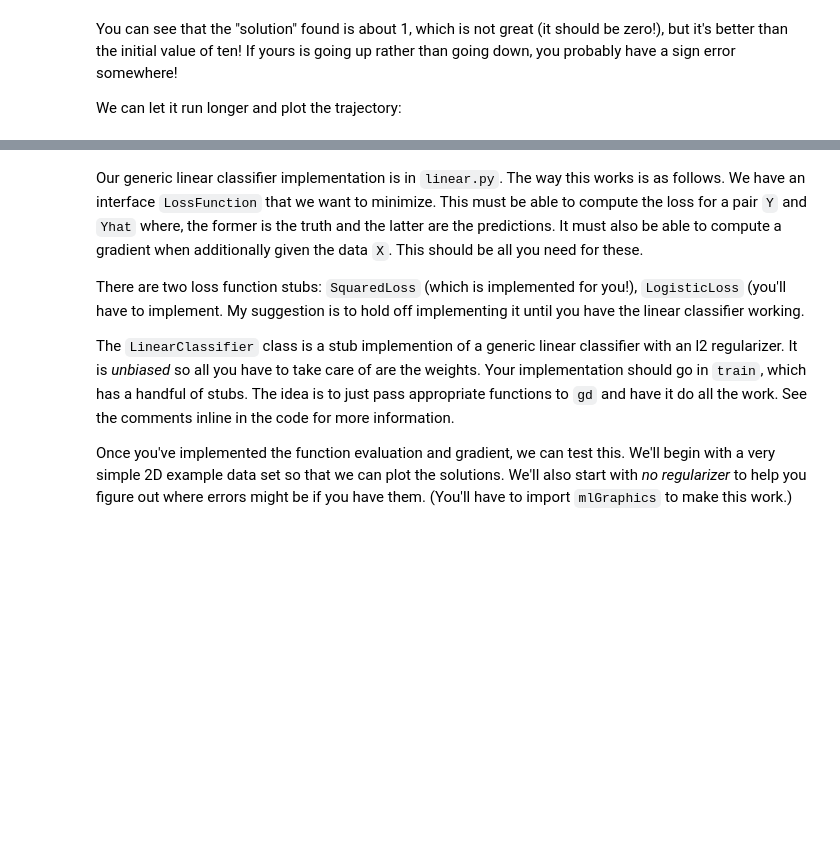
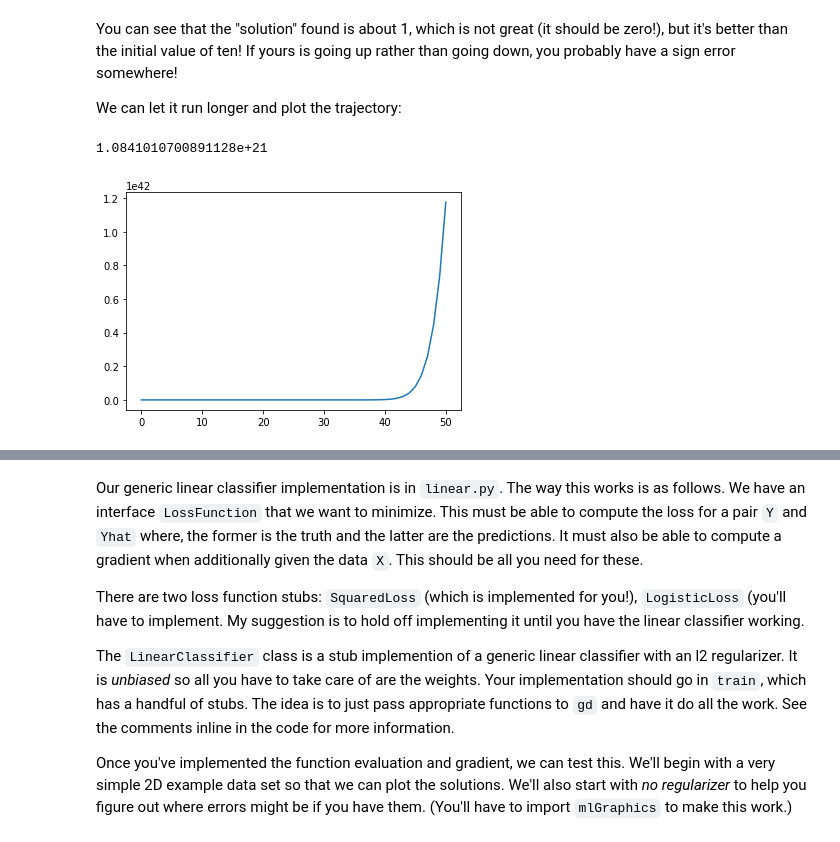
Before and after one commit to Rhernandez513/Intro_to_Machine_Learning, a Jupyter notebook: hw3/hw3.ipynb, the cells around one changed output, grey strips where cells are left out. Saved outputs shown, nothing was run; the diff lists cells and outputs as text; code cells hidden in the pictures; blank space fills up the shorter version.

```diff
--- a/hw3/hw3.ipynb
+++ b/hw3/hw3.ipynb
@@ -407,11 +512,15 @@ error somewhere!
 
 We can let it run longer and plot the trajectory:
 # %%
-x, trajectory = gd.gd(lambda x: x**2, lambda x: 2*x, 10, 100, 0.2)
+import matplotlib.pyplot as plt
+x, trajectory = gd.gd(lambda x: x**2, lambda x: 2*x, 10, 50, 8)
 print(x)
 # 0.003645900464603937
-plot(trajectory)
-show()
+plt.plot(trajectory)
+plt.show()
+# %% [output]
+1.0841010700891128e+21
+[figure, added]
 # %% [markdown]
 It's now found a value close to zero and you can see that the
 objective is decreasing by looking at the plot.
```
Also changed, not shown: parts of 12 cells of this notebook.
